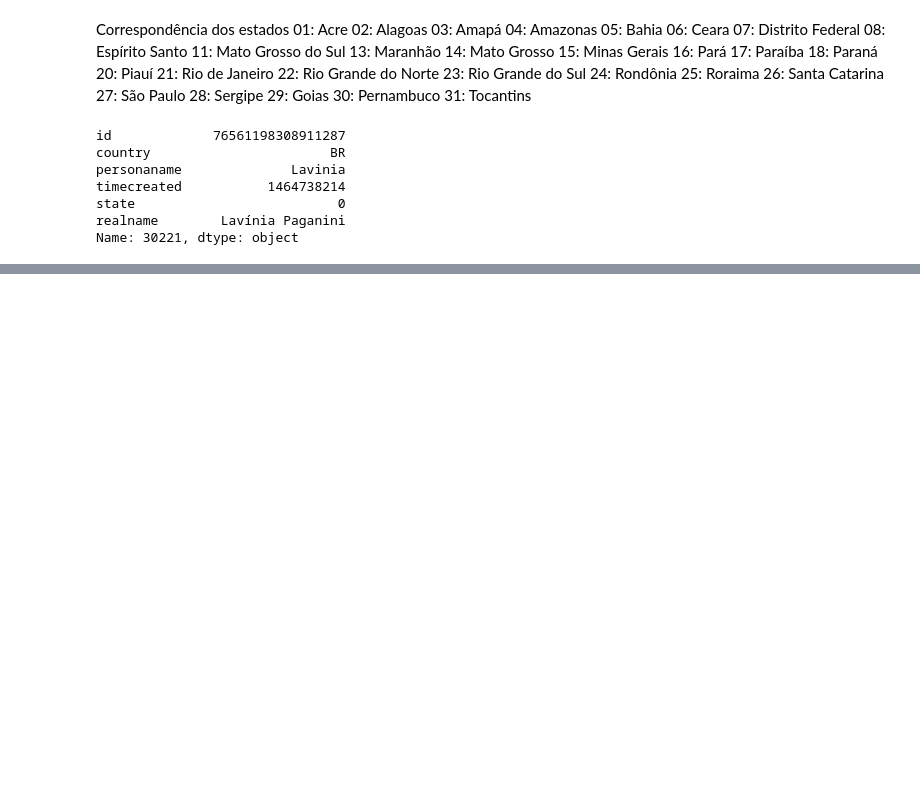
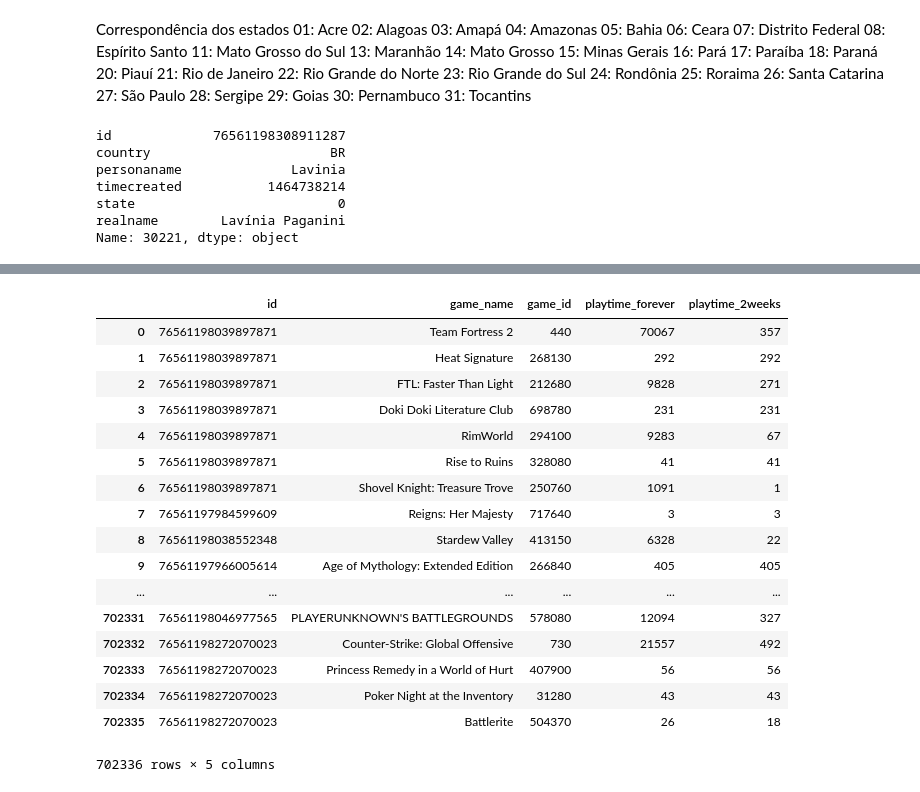
Before and after one commit to if1015-datascience-ufpe/2017-2-projeto-hbcj-lfp2, a Jupyter notebook: Projeto.ipynb, the cells around one changed output, grey strips where cells are left out. Cells and saved outputs as stored; diff of their text form; code cells hidden in the pictures; blank space fills up the shorter version.

```diff
--- a/Projeto.ipynb
+++ b/Projeto.ipynb
@@ -270,3 +242,29 @@ dataGames
+# %%
+dataGames = pd.read_csv('dataGames.csv')
+i = 0;
+dataGames.drop(dataGames.columns[i], axis = 1, inplace=True)
+frames = [dataGames, dataGames2]
+dataGames3 = pd.concat(frames,  ignore_index=True)
+dataGames3
+# %% [output]
+|  | id | game_name | game_id | playtime_forever | playtime_2weeks |
+| 0 | 76561198039897871 | Team Fortress 2 | 440 | 70067 | 357 |
+| 1 | 76561198039897871 | Heat Signature | 268130 | 292 | 292 |
+| 2 | 76561198039897871 | FTL: Faster Than Light | 212680 | 9828 | 271 |
+| 3 | 76561198039897871 | Doki Doki Literature Club | 698780 | 231 | 231 |
+| 4 | 76561198039897871 | RimWorld | 294100 | 9283 | 67 |
+| 5 | 76561198039897871 | Rise to Ruins | 328080 | 41 | 41 |
+| 6 | 76561198039897871 | Shovel Knight: Treasure Trove | 250760 | 1091 | 1 |
+| 7 | 76561197984599609 | Reigns: Her Majesty | 717640 | 3 | 3 |
+| 8 | 76561198038552348 | Stardew Valley | 413150 | 6328 | 22 |
+| 9 | 76561197966005614 | Age of Mythology: Extended Edition | 266840 | 405 | 405 |
+| ... | ... | ... | ... | ... | ... |
+| 702331 | 76561198046977565 | PLAYERUNKNOWN'S BATTLEGROUNDS | 578080 | 12094 | 327 |
+| 702332 | 76561198272070023 | Counter-Strike: Global Offensive | 730 | 21557 | 492 |
+| 702333 | 76561198272070023 | Princess Remedy in a World of Hurt | 407900 | 56 | 56 |
+| 702334 | 76561198272070023 | Poker Night at the Inventory | 31280 | 43 | 43 |
+| 702335 | 76561198272070023 | Battlerite | 504370 | 26 | 18 |
+702336 rows × 5 columns
 # %%
 with open('ans_2.csv', 'w') as myfile:
     wr = csv.writer(myfile, quoting=csv.QUOTE_ALL)
```
Also changed, not shown: parts of 8 cells of this notebook.
